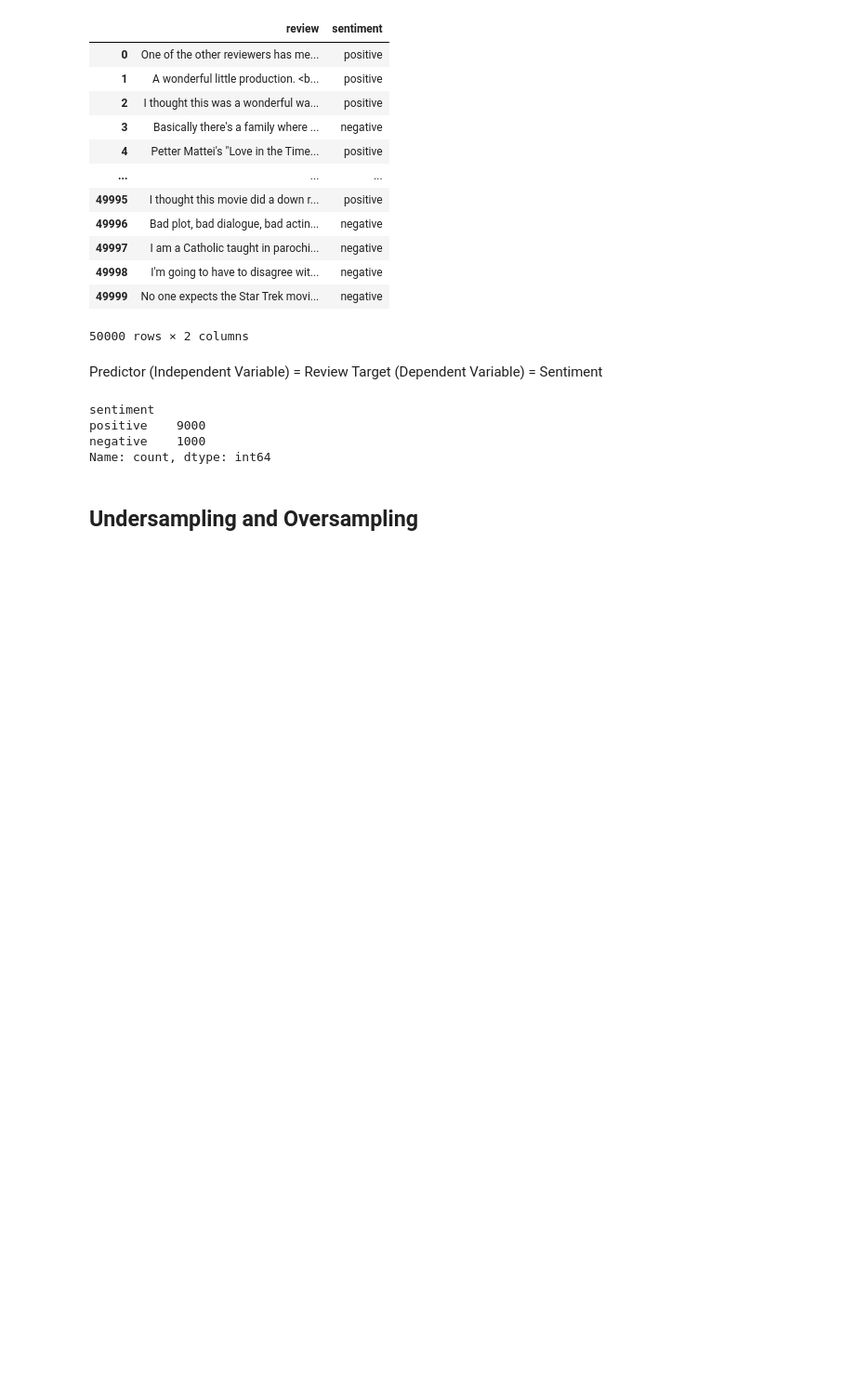
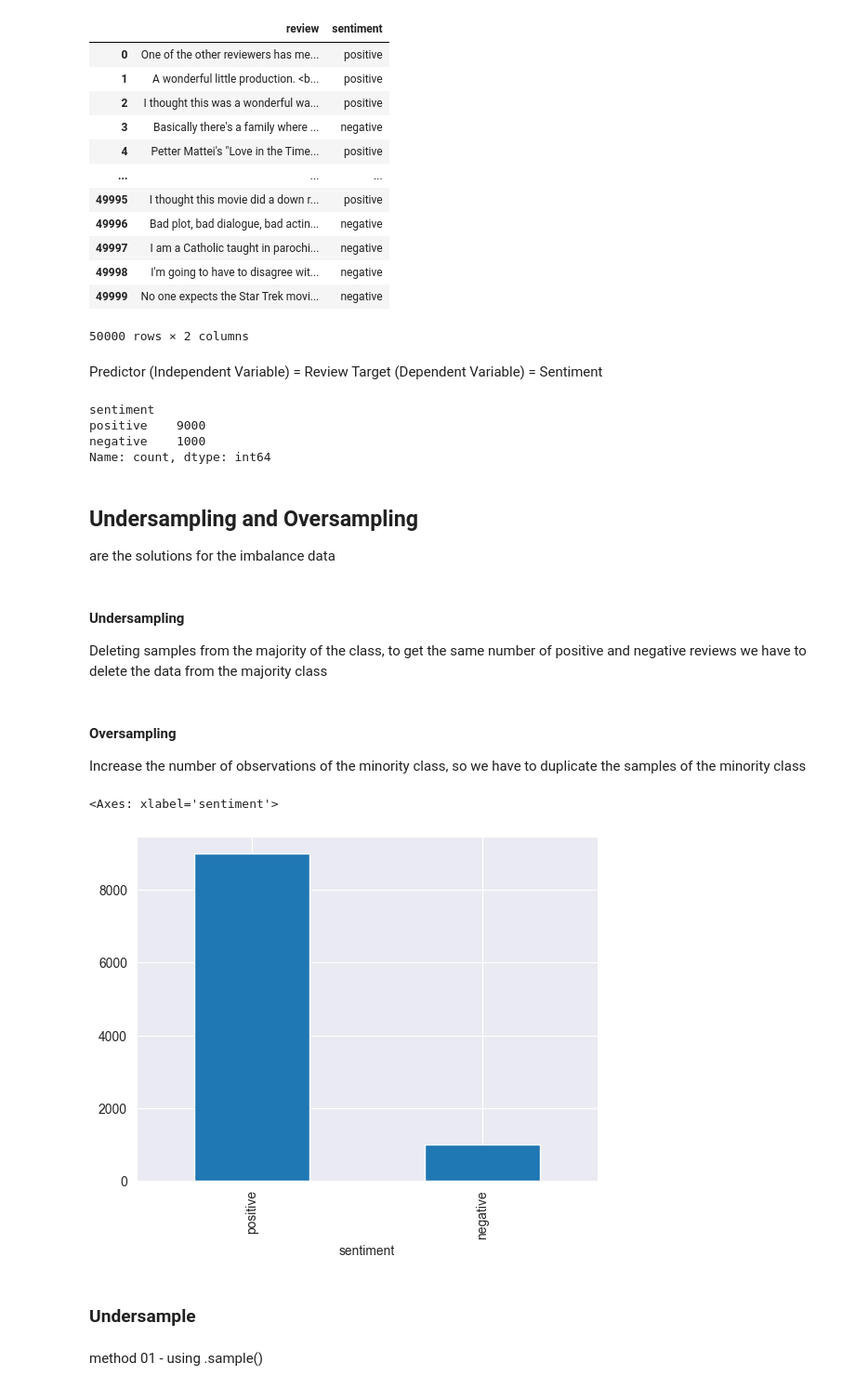
Before and after one commit to DiilaNa/Data_Science_with-Pandas, a Jupyter notebook: Project-4/TextClassificationWithSklearn.ipynb, the cells around one changed output. Shown at 93% size. Cells and saved outputs as stored; diff of their text form; code cells hidden in the pictures; blank space fills up the shorter version.

```diff
--- a/Project-4/TextClassificationWithSklearn.ipynb
+++ b/Project-4/TextClassificationWithSklearn.ipynb
@@ -41,3 +41,20 @@ negative    1000
 Name: count, dtype: int64
 # %% [markdown]
 ## Undersampling and Oversampling
+are the solutions for the imbalance data
+# %% [markdown]
+#### Undersampling
+Deleting samples from the majority of the class, to get the same number of positive and negative reviews we have to delete the data  from the majority class
+# %% [markdown]
+#### Oversampling
+Increase the number of observations of the minority class, so we have to duplicate the samples of the minority class
+# %%
+# Dealing with Imbalanced data
+df_reviews_imb.value_counts('sentiment').plot(kind='bar')
+# %% [output]
+<Axes: xlabel='sentiment'>
+[figure, added]
+# %% [markdown]
+### Undersample
+# %% [markdown]
+method 01 - using .sample()
```
Also changed, not shown: parts of 18 cells of this notebook.
